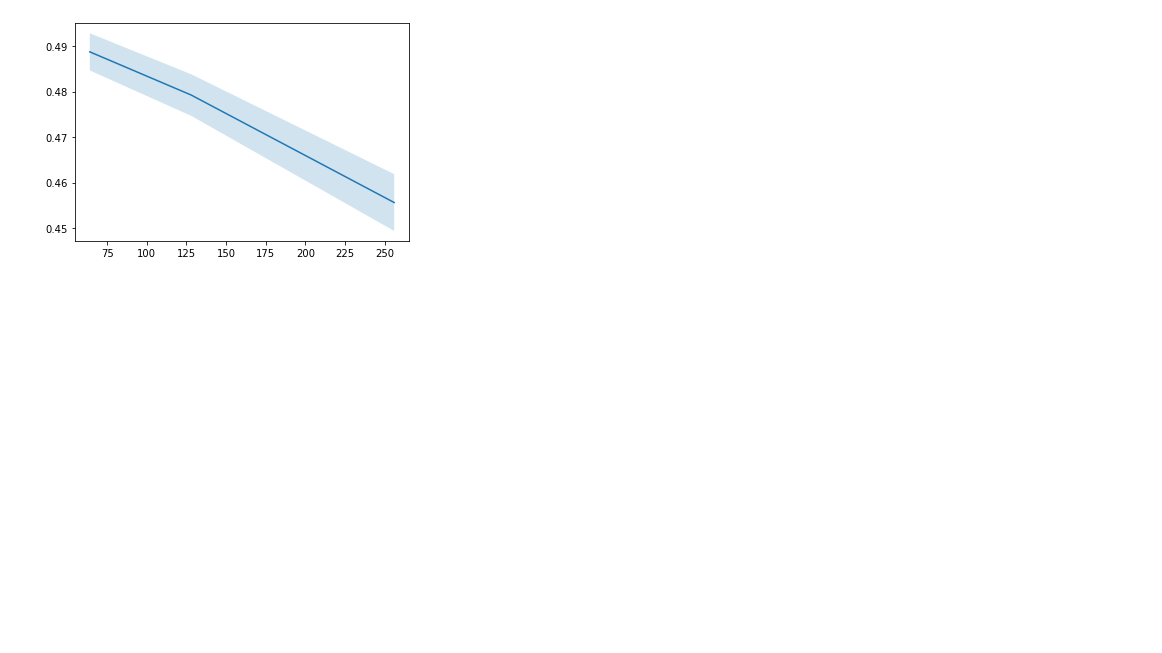
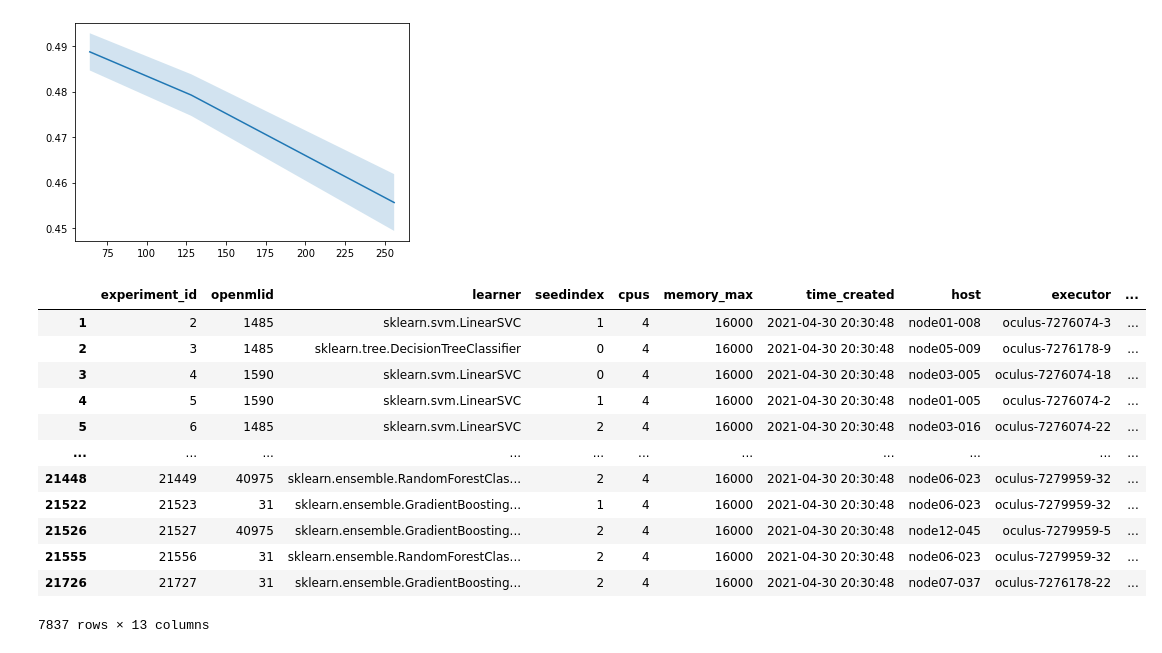
Before and after one commit to fmohr/lccv, a Jupyter notebook: lccv/convexity-analysis.ipynb, the cells around one changed output. Drawn from its saved outputs; the diff is of its cells as text; code cells hidden in the pictures; blank space fills up the shorter version.

```diff
--- a/lccv/convexity-analysis.ipynb
+++ b/lccv/convexity-analysis.ipynb
@@ -32,3 +42,20 @@ model = compute_empirical_model(sklearn.tree.DecisionTreeClassifier(), X, y, anc
 model.plot_model()
 # %% [output]
 [figure]
+# %%
+df = pd.read_csv("data/lccollection.csv")
+df[df["result"].notna()]
+# %% [output]
+|  | experiment_id | openmlid | learner | seedindex | cpus | memory_max | time_created | host | executor | ... |
+| 1 | 2 | 1485 | sklearn.svm.LinearSVC | 1 | 4 | 16000 | 2021-04-30 20:30:48 | node01-008 | oculus-7276074-3 | ... |
+| 2 | 3 | 1485 | sklearn.tree.DecisionTreeClassifier | 0 | 4 | 16000 | 2021-04-30 20:30:48 | node05-009 | oculus-7276178-9 | ... |
+| 3 | 4 | 1590 | sklearn.svm.LinearSVC | 0 | 4 | 16000 | 2021-04-30 20:30:48 | node03-005 | oculus-7276074-18 | ... |
+| 4 | 5 | 1590 | sklearn.svm.LinearSVC | 1 | 4 | 16000 | 2021-04-30 20:30:48 | node01-005 | oculus-7276074-2 | ... |
+| 5 | 6 | 1485 | sklearn.svm.LinearSVC | 2 | 4 | 16000 | 2021-04-30 20:30:48 | node03-016 | oculus-7276074-22 | ... |
+| ... | ... | ... | ... | ... | ... | ... | ... | ... | ... | ... |
+| 21448 | 21449 | 40975 | sklearn.ensemble.RandomForestClas... | 2 | 4 | 16000 | 2021-04-30 20:30:48 | node06-023 | oculus-7279959-32 | ... |
+| 21522 | 21523 | 31 | sklearn.ensemble.GradientBoosting... | 1 | 4 | 16000 | 2021-04-30 20:30:48 | node06-023 | oculus-7279959-32 | ... |
+| 21526 | 21527 | 40975 | sklearn.ensemble.GradientBoosting... | 2 | 4 | 16000 | 2021-04-30 20:30:48 | node12-045 | oculus-7279959-5 | ... |
+| 21555 | 21556 | 31 | sklearn.ensemble.RandomForestClas... | 2 | 4 | 16000 | 2021-04-30 20:30:48 | node06-023 | oculus-7279959-32 | ... |
+| 21726 | 21727 | 31 | sklearn.ensemble.GradientBoosting... | 2 | 4 | 16000 | 2021-04-30 20:30:48 | node07-037 | oculus-7276178-22 | ... |
+7837 rows × 13 columns
```
Also changed, not shown: parts of 6 cells of this notebook, 12 other files.
